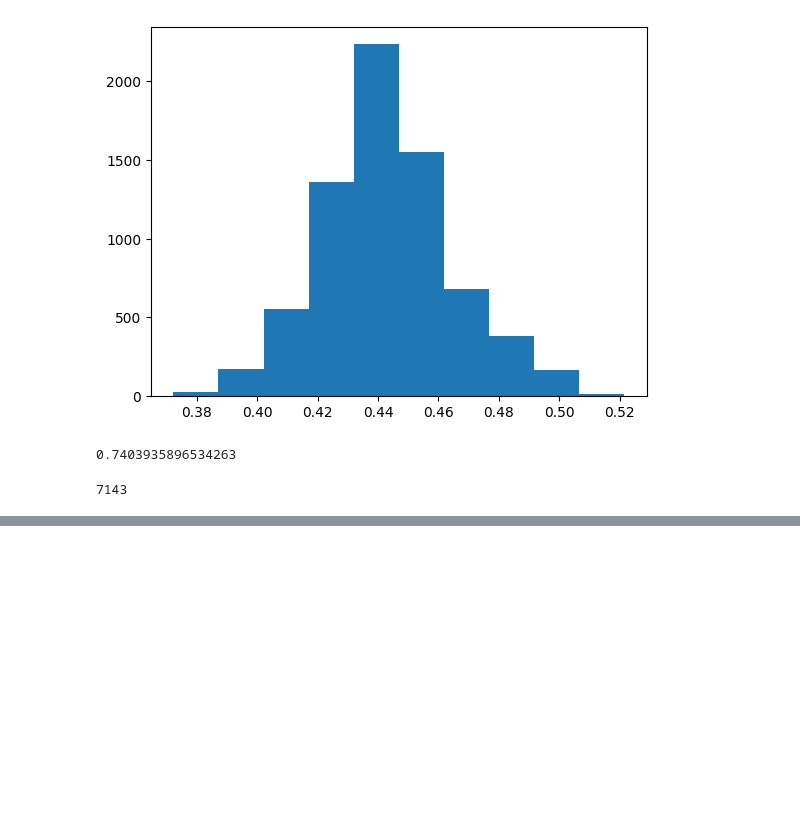
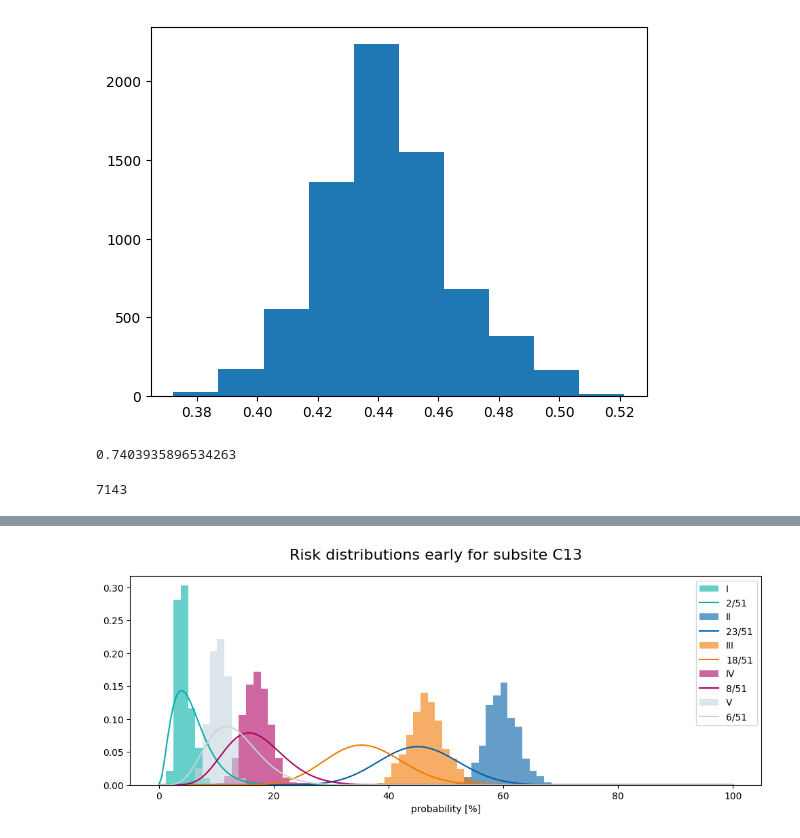
Before and after one commit to YoelPH/lymixture, a Jupyter notebook: evaluation/Full_ipsi_analysis_extended.ipynb, the cells around one changed output, grey strips where cells are left out. Drawn from its saved outputs; the diff is of its cells as text; code cells hidden in the pictures; blank space fills up the shorter version.

```diff
--- a/evaluation/Full_ipsi_analysis_extended.ipynb
+++ b/evaluation/Full_ipsi_analysis_extended.ipynb
@@ -649,0 +648,2 @@ len(full_samples[::70])
+# %%
+subsite_dictionary = {}
@@ -676,2 +695,0 @@ KeyboardInterrupt:
-# %%
-subsite_dictionary[subsite] = risk_dictionary
@@ -734 +815,6 @@ def plotter(dataset, risks, lnl, subsite):
+# %%
+subsite = 'C13'
+multiple_plotter(dataset= dataset_staging_main_groups, risk_dictionary = subsite_dictionary[subsite], subsite = subsite, stage = 'early' )
+# %% [output]
+[figure, added]
 # %%
```
Also changed, not shown: parts of 17 cells of this notebook, 1 other file.
